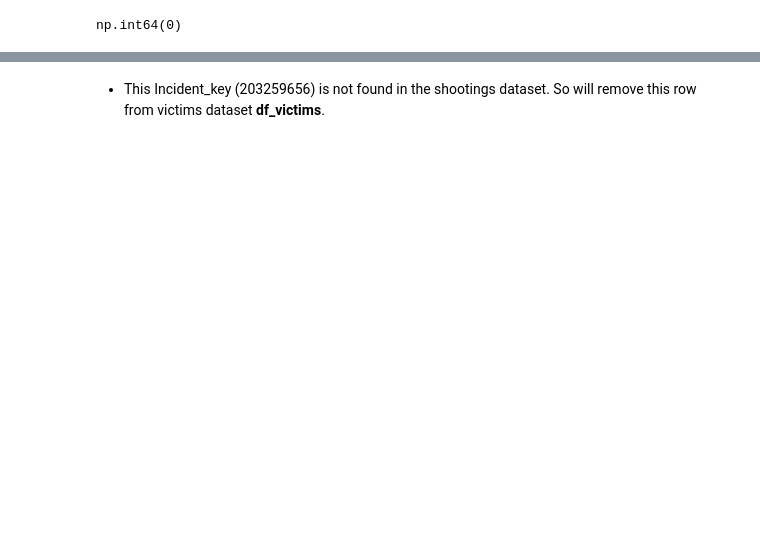
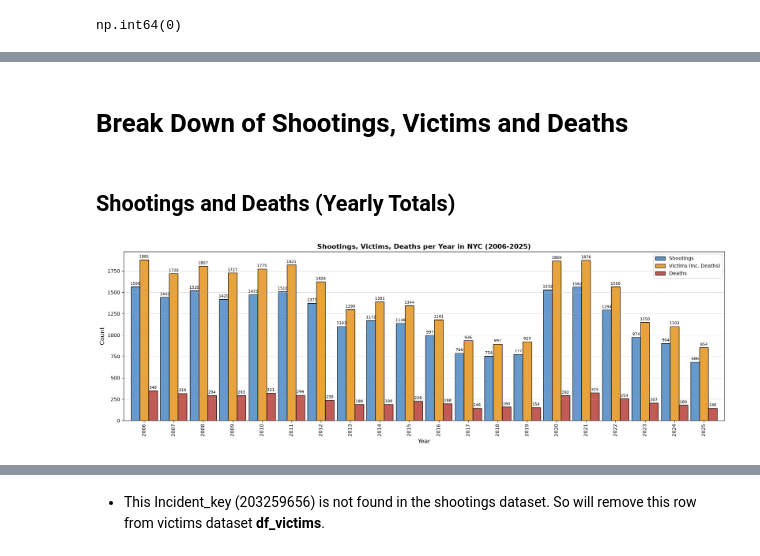
Before and after one commit to StevenKinghorn/NYCOpenData-Shootings-2006-Present, a Jupyter notebook: notebooks/3_EDA.ipynb, the cells around one changed output, grey strips where cells are left out. Cells and saved outputs as stored; diff of their text form; code cells hidden in the pictures; blank space fills up the shorter version.

```diff
--- a/notebooks/3_EDA.ipynb
+++ b/notebooks/3_EDA.ipynb
@@ -185,0 +172,34 @@ df_shootings[df_shootings["INCIDENT_KEY"] == 203259656]
+# %% [markdown]
+# Break Down of Shootings, Victims and Deaths
+# %% [markdown]
+## Shootings and Deaths (Yearly Totals)
+# %%
+mask = df_shootings['datetime'].between('2006-01-01', '2025-12-31')
+df_masked = df_shootings[mask].copy()
+year = df_masked['datetime'].dt.to_period('Y')
+
+summary = pd.DataFrame({
+    'Shootings': df_masked.groupby(year).size(),
+    'Victims (Inc. Deaths)': df_masked.groupby(year)['n_victims'].sum(),
+    'Deaths': df_masked.groupby(year)['n_deaths'].sum()
+}).sort_index()
+
+ax = summary.plot(
+    kind='bar',
+    figsize=(18,6),
+    color=['#6699CC', '#E8A33D', '#C25B56'],
+    edgecolor='black',
+    width=0.9
+)
+ax.bar_label(ax.containers[0], fontsize=8, color='#000', padding=2)
+ax.bar_label(ax.containers[1], fontsize=8, color='#000', padding=2)
+ax.bar_label(ax.containers[2], fontsize=8, color='#000', padding=2)
+
+plt.title("Shootings, Victims, Deaths per Year in NYC (2006-2025)", fontsize=14, fontweight='bold')
+plt.xlabel("Year", fontsize=12)
+plt.ylabel("Count", fontsize=12)
+plt.grid(axis='y', linestyle='--', alpha=0.7)
+plt.legend()
+plt.tight_layout()
+# %% [output]
+[figure, added]
```
Also changed, not shown: parts of 95 cells of this notebook.
